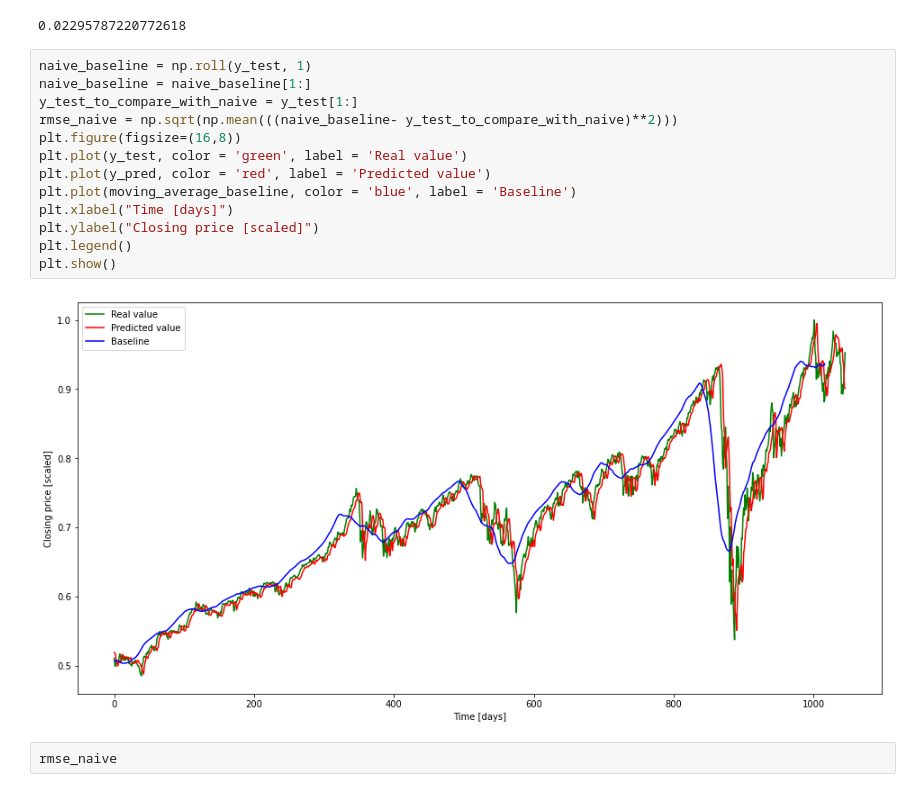
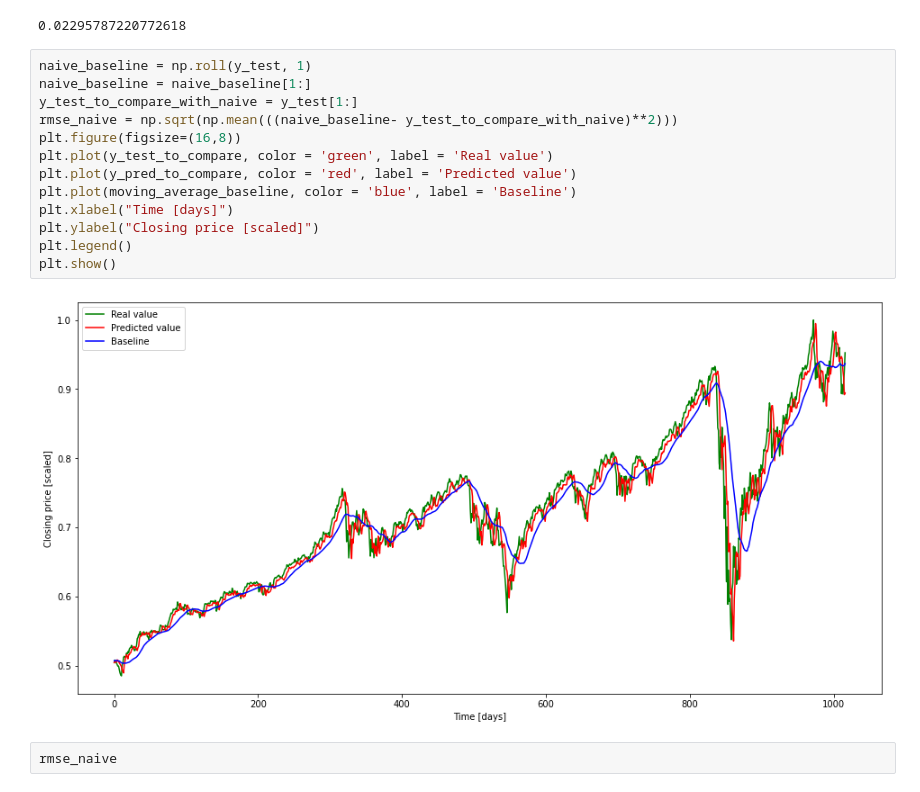
Before and after one commit to ZalanBokor/Temalab, a Jupyter notebook: Untitled15.ipynb, the cells around one changed output. Saved outputs shown, nothing was run; the diff lists cells and outputs as text.

```diff
--- a/Untitled15.ipynb
+++ b/Untitled15.ipynb
@@ -208,18 +208,18 @@ mae_moving_average
 # %%
 naive_baseline = np.roll(y_test, 1)
 naive_baseline = naive_baseline[1:]
 y_test_to_compare_with_naive = y_test[1:]
 rmse_naive = np.sqrt(np.mean(((naive_baseline- y_test_to_compare_with_naive)**2)))
 plt.figure(figsize=(16,8))
-plt.plot(y_test, color = 'green', label = 'Real value')
-plt.plot(y_pred, color = 'red', label = 'Predicted value')
+plt.plot(y_test_to_compare, color = 'green', label = 'Real value')
+plt.plot(y_pred_to_compare, color = 'red', label = 'Predicted value')
 plt.plot(moving_average_baseline, color = 'blue', label = 'Baseline')
 plt.xlabel("Time [days]")
 plt.ylabel("Closing price [scaled]")
 plt.legend()
 plt.show()
 # %% [output]
-[figure, old version]
+[figure, new version]
 # %%
 rmse_naive
 # %% [output]
```
Also changed, not shown: parts of 7 cells of this notebook.
